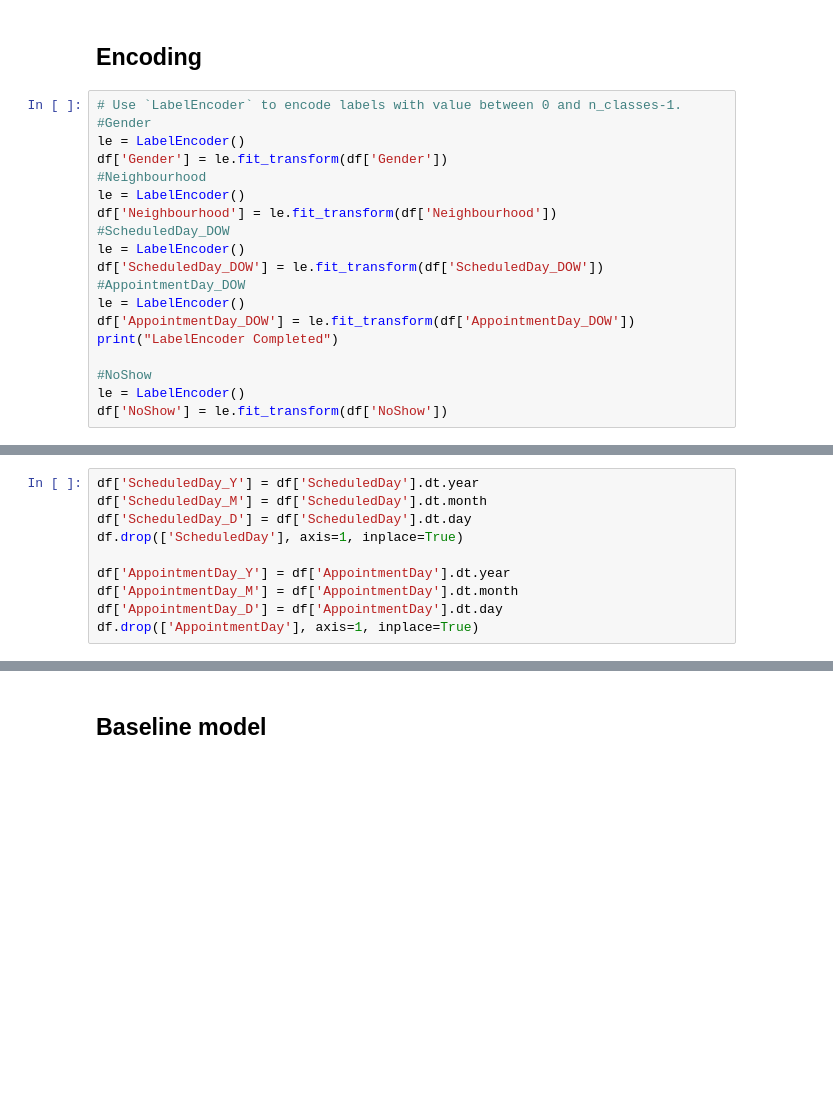
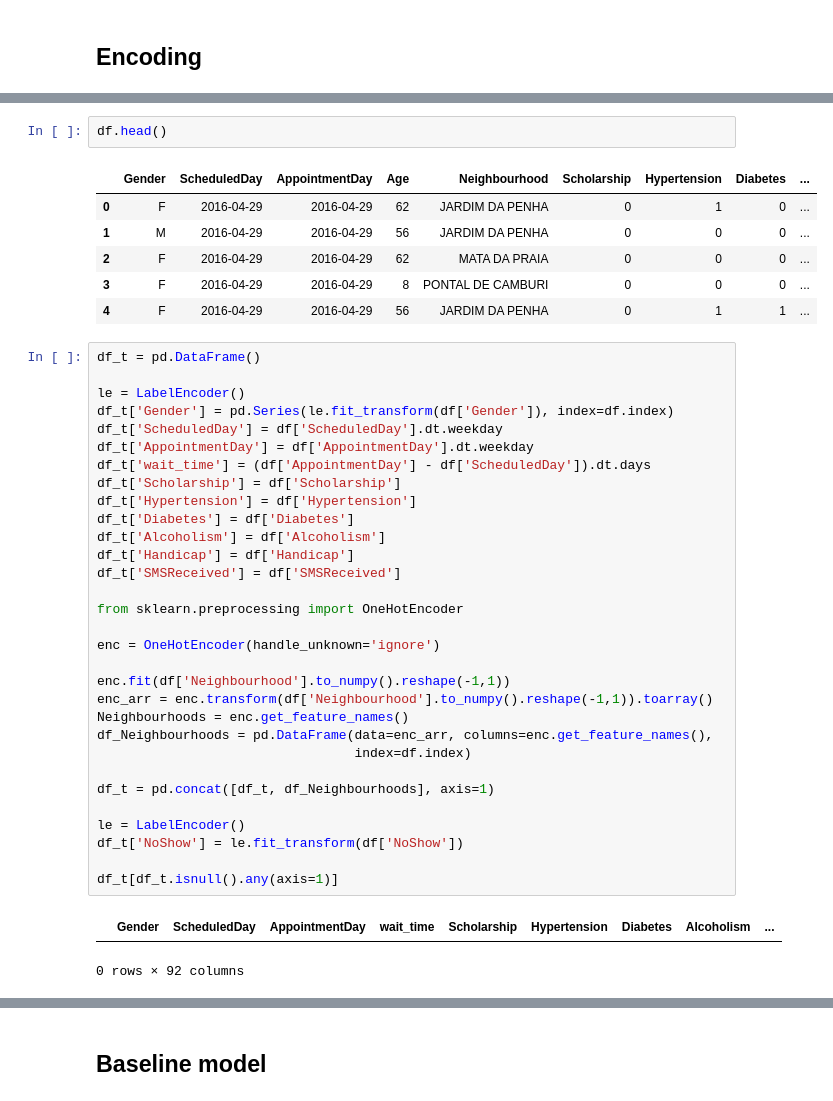
Before and after one commit to Omerdan03/Doc-Oclock, a Jupyter notebook: Data_Science/Doc_oclock_training.ipynb, the cells around one changed output, grey strips where cells are left out. Drawn from its saved outputs; the diff is of its cells as text; blank space fills up the shorter version.

```diff
--- a/Data_Science/Doc_oclock_training.ipynb
+++ b/Data_Science/Doc_oclock_training.ipynb
@@ -674,22 +669,3 @@ plt.show()
 # Model Building
 # %% [markdown]
 ## Encoding
-# %%
-# Use `LabelEncoder` to encode labels with value between 0 and n_classes-1.
-#Gender
-le = LabelEncoder()
-df['Gender'] = le.fit_transform(df['Gender'])
-#Neighbourhood
-le = LabelEncoder()
-df['Neighbourhood'] = le.fit_transform(df['Neighbourhood'])
-#ScheduledDay_DOW
-le = LabelEncoder()
-df['ScheduledDay_DOW'] = le.fit_transform(df['ScheduledDay_DOW'])
-#AppointmentDay_DOW
-le = LabelEncoder()
-df['AppointmentDay_DOW'] = le.fit_transform(df['AppointmentDay_DOW'])
-print("LabelEncoder Completed")
-
-#NoShow
-le = LabelEncoder()
-df['NoShow'] = le.fit_transform(df['NoShow'])
@@ -698,10 +671,0 @@ LabelEncoder Completed
-# %%
-df['ScheduledDay_Y'] = df['ScheduledDay'].dt.year
-df['ScheduledDay_M'] = df['ScheduledDay'].dt.month
-df['ScheduledDay_D'] = df['ScheduledDay'].dt.day
-df.drop(['ScheduledDay'], axis=1, inplace=True)
-
-df['AppointmentDay_Y'] = df['AppointmentDay'].dt.year
-df['AppointmentDay_M'] = df['AppointmentDay'].dt.month
-df['AppointmentDay_D'] = df['AppointmentDay'].dt.day
-df.drop(['AppointmentDay'], axis=1, inplace=True)
@@ -721,0 +672,43 @@ df.sample(n=10)
+# %%
+df.head()
+# %% [output]
+|  | Gender | ScheduledDay | AppointmentDay | Age | Neighbourhood | Scholarship | Hypertension | Diabetes | ... |
+| 0 | F | 2016-04-29 | 2016-04-29 | 62 | JARDIM DA PENHA | 0 | 1 | 0 | ... |
+| 1 | M | 2016-04-29 | 2016-04-29 | 56 | JARDIM DA PENHA | 0 | 0 | 0 | ... |
+| 2 | F | 2016-04-29 | 2016-04-29 | 62 | MATA DA PRAIA | 0 | 0 | 0 | ... |
+| 3 | F | 2016-04-29 | 2016-04-29 | 8 | PONTAL DE CAMBURI | 0 | 0 | 0 | ... |
+| 4 | F | 2016-04-29 | 2016-04-29 | 56 | JARDIM DA PENHA | 0 | 1 | 1 | ... |
+# %%
+df_t = pd.DataFrame()
+
+le = LabelEncoder()
+df_t['Gender'] = pd.Series(le.fit_transform(df['Gender']), index=df.index)
+df_t['ScheduledDay'] = df['ScheduledDay'].dt.weekday
+df_t['AppointmentDay'] = df['AppointmentDay'].dt.weekday
+df_t['wait_time'] = (df['AppointmentDay'] - df['ScheduledDay']).dt.days
+df_t['Scholarship'] = df['Scholarship']
+df_t['Hypertension'] = df['Hypertension']
+df_t['Diabetes'] = df['Diabetes']
+df_t['Alcoholism'] = df['Alcoholism']
+df_t['Handicap'] = df['Handicap']
+df_t['SMSReceived'] = df['SMSReceived']
+
+from sklearn.preprocessing import OneHotEncoder
+
+enc = OneHotEncoder(handle_unknown='ignore')
+
+enc.fit(df['Neighbourhood'].to_numpy().reshape(-1,1))
+enc_arr = enc.transform(df['Neighbourhood'].to_numpy().reshape(-1,1)).toarray()
+Neighbourhoods = enc.get_feature_names()
+df_Neighbourhoods = pd.DataFrame(data=enc_arr, columns=enc.get_feature_names(),
+                                 index=df.index)
+
+df_t = pd.concat([df_t, df_Neighbourhoods], axis=1)
+
+le = LabelEncoder()
+df_t['NoShow'] = le.fit_transform(df['NoShow'])
+
+df_t[df_t.isnull().any(axis=1)]
+# %% [output]
+|  | Gender | ScheduledDay | AppointmentDay | wait_time | Scholarship | Hypertension | Diabetes | Alcoholism | ... |
+0 rows × 92 columns
```
Also changed, not shown: parts of 66 cells of this notebook.
